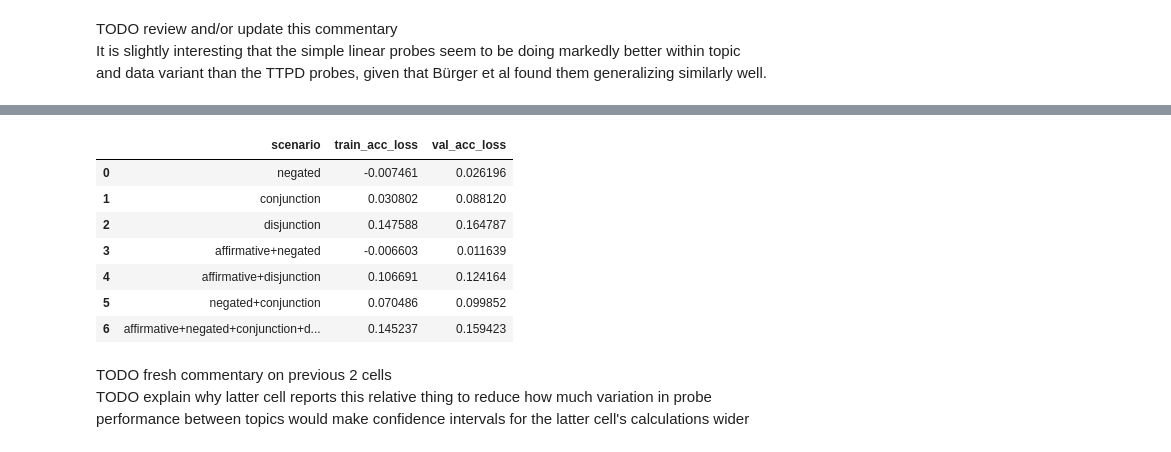
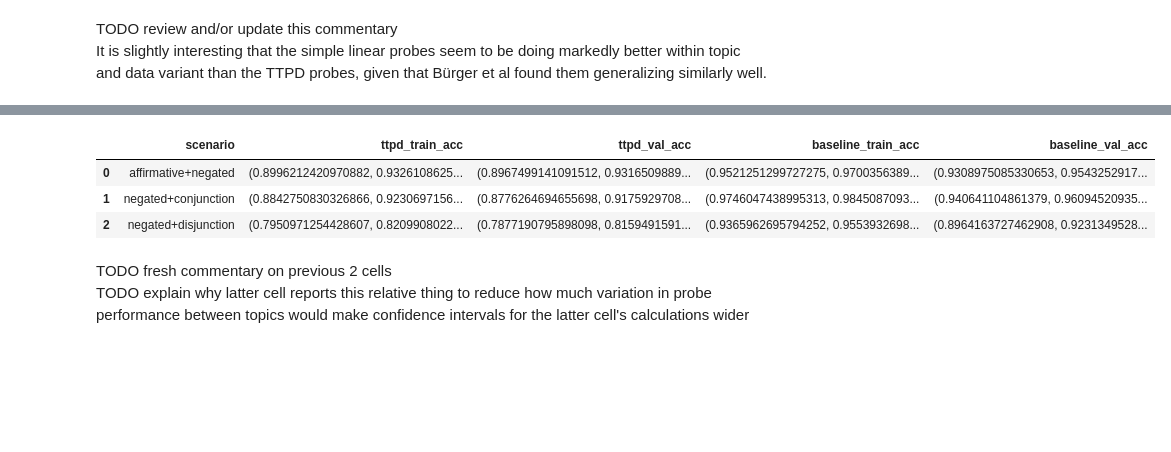
Before and after one commit to BareBeaverBat/TruthIsUniversalInPhi3_5, a Jupyter notebook: analyzing_overall_results.ipynb, the cells around one changed output, grey strips where cells are left out. Drawn from its saved outputs; the diff is of its cells as text; code cells hidden in the pictures; blank space fills up the shorter version.

```diff
--- a/analyzing_overall_results.ipynb
+++ b/analyzing_overall_results.ipynb
@@ -114,6 +118,12 @@ probes_metrics_on_test_dsets: dict[tuple[int,...], dict[int, list[MetricsForData
 class ConfInterval(NamedTuple):
     low_b: FloatLikeT
     up_b: FloatLikeT
+
+    def __str__(self):
+        return f"({float(self.low_b):.7},{float(self.up_b):.7})"
+
+    def __repr__(self):
+        return self.__str__()
 
 def calc_conf_interval(vals: Float[np.ndarray, "n"], alpha=0.05) -> ConfInterval:
     """
@@ -124,6 +134,9 @@ def calc_conf_interval(vals: Float[np.ndarray, "n"], alpha=0.05) -> ConfInterval
     :return: a confidence interval for the population mean of a random variable
     """
     n = len(vals)
+    if n == 0:
+        return ConfInterval(np.nan, np.nan)
+
     degrees_of_freedom = n - 1
     t_critical = t.ppf(1-alpha/2, degrees_of_freedom)
     sample_mean, sample_std_dev = np.mean(vals), np.std(vals)
@@ -330,7 +361,7 @@ It is slightly interesting that the simple linear probes seem to be doing marked
 def collect_probe_evals_of_scenarios_with_suffix(evals_dict: dict[tuple[int,...], ProbeEvalOnData], scenario_name_suffix: str) -> ProbeEvalOnData:
     scenarios_keys =  [key for key, label in scenario_labels.items() if label.endswith(scenario_name_suffix) and not label.startswith("cross_topic-")]
     scenarios_probe_evals = [evals_dict[scenario_key] for scenario_key in scenarios_keys]
-    return ProbeEvalOnData.combine(scenarios_probe_evals)
+    return ProbeEvalOnData.combine(*scenarios_probe_evals)
 # %%
 ttpd_affirm_neg_conj_disj_train_accs = collect_probe_evals_of_scenarios_with_suffix(ttpd_probes_train_evals, "-affirm_neg_conj_disj").accs
 ttpd_affirm_neg_conj_disj_val_accs = collect_probe_evals_of_scenarios_with_suffix(ttpd_probes_val_evals, "-affirm_neg_conj_disj").accs
@@ -349,36 +385,36 @@ pd.DataFrame({
 # %%
-ttpd_affirm_neg_train_acc_drops = calc_conf_interval(
-    ttpd_affirm_neg_conj_disj_train_accs - collect_probe_evals_of_scenarios_with_suffix(ttpd_probes_train_evals, "-affirm_neg").accs)
-ttpd_affirm_neg_val_acc_drops = calc_conf_interval(
-    ttpd_affirm_neg_conj_disj_val_accs - collect_probe_evals_of_scenarios_with_suffix(ttpd_probes_val_evals, "-affirm_neg").accs)
-ttpd_neg_conj_train_acc_drops = calc_conf_interval(
-    ttpd_affirm_neg_conj_disj_train_accs - collect_probe_evals_of_scenarios_with_suffix(ttpd_probes_train_evals, "-neg_conj").accs)
-ttpd_neg_conj_val_acc_drops = calc_conf_interval(
-    ttpd_affirm_neg_conj_disj_val_accs - collect_probe_evals_of_scenarios_with_suffix(ttpd_probes_val_evals, "-neg_conj").accs)
-ttpd_neg_disj_train_acc_drops = calc_conf_interval(
-    ttpd_affirm_neg_conj_disj_train_accs - collect_probe_evals_of_scenarios_with_suffix(ttpd_probes_train_evals, "-neg_disj").accs)
-ttpd_neg_disj_val_acc_drops = calc_conf_interval(
-    ttpd_affirm_neg_conj_disj_val_accs - collect_probe_evals_of_scenarios_with_suffix(ttpd_probes_val_evals, "-neg_disj").accs)
+ttpd_affirm_neg_train_acc = calc_conf_interval(
+    collect_probe_evals_of_scenarios_with_suffix(ttpd_probes_train_evals, "-affirm_neg").accs)
+ttpd_affirm_neg_val_acc = calc_conf_interval(
+    collect_probe_evals_of_scenarios_with_suffix(ttpd_probes_val_evals, "-affirm_neg").accs)
+ttpd_neg_conj_train_acc = calc_conf_interval(
+    collect_probe_evals_of_scenarios_with_suffix(ttpd_probes_train_evals, "-neg_conj").accs)
+ttpd_neg_conj_val_acc = calc_conf_interval(
+    collect_probe_evals_of_scenarios_with_suffix(ttpd_probes_val_evals, "-neg_conj").accs)
+ttpd_neg_disj_train_acc = calc_conf_interval(
+    collect_probe_evals_of_scenarios_with_suffix(ttpd_probes_train_evals, "-neg_disj").accs)
+ttpd_neg_disj_val_acc = calc_conf_interval(
+    collect_probe_evals_of_scenarios_with_suffix(ttpd_probes_val_evals, "-neg_disj").accs)
 
-baseline_affirm_neg_train_acc_drops = calc_conf_interval(
-    baseline_affirm_neg_conj_disj_train_accs - collect_probe_evals_of_scenarios_with_suffix(baseline_probes_train_evals, "-affirm_neg").accs)
-baseline_affirm_neg_val_acc_drops = calc_conf_interval(
-    baseline_affirm_neg_conj_disj_val_accs - collect_probe_evals_of_scenarios_with_suffix(baseline_probes_val_evals, "-affirm_neg").accs)
-baseline_neg_conj_train_acc_drops = calc_conf_interval(
-    baseline_affirm_neg_conj_disj_train_accs - collect_probe_evals_of_scenarios_with_suffix(baseline_probes_train_evals, "-neg_conj").accs)
-baseline_neg_conj_val_acc_drops = calc_conf_interval(
-    baseline_affirm_neg_conj_disj_val_accs - collect_probe_evals_of_scenarios_with_suffix(baseline_probes_val_evals, "-neg_conj").accs)
-baseline_neg_disj_train_acc_drops = calc_conf_interval(
-    baseline_affirm_neg_conj_disj_train_accs - collect_probe_evals_of_scenarios_with_suffix(baseline_probes_train_evals, "-neg_disj").accs)
-baseline_neg_disj_val_acc_drops = calc_conf_interval(
-    baseline_affirm_neg_conj_disj_val_accs - collect_probe_evals_of_scenarios_with_suffix(baseline_probes_val_evals, "-neg_disj").accs)
+baseline_affirm_neg_train_acc = calc_conf_interval(
+    collect_probe_evals_of_scenarios_with_suffix(baseline_probes_train_evals, "-affirm_neg").accs)
+baseline_affirm_neg_val_acc = calc_conf_interval(
+    collect_probe_evals_of_scenarios_with_suffix(baseline_probes_val_evals, "-affirm_neg").accs)
+baseline_neg_conj_train_acc = calc_conf_interval(
+    collect_probe_evals_of_scenarios_with_suffix(baseline_probes_train_evals, "-neg_conj").accs)
+baseline_neg_conj_val_acc = calc_conf_interval(
+    collect_probe_evals_of_scenarios_with_suffix(baseline_probes_val_evals, "-neg_conj").accs)
+baseline_neg_disj_train_acc = calc_conf_interval(
+    collect_probe_evals_of_scenarios_with_suffix(baseline_probes_train_evals, "-neg_disj").accs)
+baseline_neg_disj_val_acc = calc_conf_interval(
+    collect_probe_evals_of_scenarios_with_suffix(baseline_probes_val_evals, "-neg_disj").accs)
 
-print("Confidence intervals for decline in accuracy when trained on 2 of the main data variants within a topic (rather than all 4)")
+print("Confidence intervals for accuracy when trained on 2 of the main data variants within a topic (rather than all 4)")
 pd.DataFrame({
     "scenario": ["affirmative+negated", "negated+conjunction", "negated+disjunction"],
-    "ttpd_train_acc_loss": [ttpd_affirm_neg_train_acc_drops, ttpd_neg_conj_train_acc_drops, ttpd_neg_disj_train_acc_drops],
-    "ttpd_val_acc_loss": [ttpd_affirm_neg_val_acc_drops, ttpd_neg_conj_val_acc_drops, ttpd_neg_disj_val_acc_drops],
-    "baseline_train_acc_loss": [baseline_affirm_neg_train_acc_drops, baseline_neg_conj_train_acc_drops, baseline_neg_disj_train_acc_drops],
-    "baseline_val_acc_loss": [baseline_affirm_neg_val_acc_drops, baseline_neg_conj_val_acc_drops, baseline_neg_disj_val_acc_drops],
+    "ttpd_train_acc": [ttpd_affirm_neg_train_acc, ttpd_neg_conj_train_acc, ttpd_neg_disj_train_acc],
+    "ttpd_val_acc": [ttpd_affirm_neg_val_acc, ttpd_neg_conj_val_acc, ttpd_neg_disj_val_acc],
+    "baseline_train_acc": [baseline_affirm_neg_train_acc, baseline_neg_conj_train_acc, baseline_neg_disj_train_acc],
+    "baseline_val_acc": [baseline_affirm_neg_val_acc, baseline_neg_conj_val_acc, baseline_neg_disj_val_acc],
 })
 # %% [output]
@@ -385,11 +422,7 @@ pd.DataFrame({
-|  | scenario | train_acc_loss | val_acc_loss |
-| 0 | negated | -0.007461 | 0.026196 |
-| 1 | conjunction | 0.030802 | 0.088120 |
-| 2 | disjunction | 0.147588 | 0.164787 |
-| 3 | affirmative+negated | -0.006603 | 0.011639 |
-| 4 | affirmative+disjunction | 0.106691 | 0.124164 |
-| 5 | negated+conjunction | 0.070486 | 0.099852 |
-| 6 | affirmative+negated+conjunction+d... | 0.145237 | 0.159423 |
+|  | scenario | ttpd_train_acc | ttpd_val_acc | baseline_train_acc | baseline_val_acc |
+| 0 | affirmative+negated | (0.8996212420970882, 0.9326108625... | (0.8967499141091512, 0.9316509889... | (0.9521251299727275, 0.9700356389... | (0.9308975085330653, 0.9543252917... |
+| 1 | negated+conjunction | (0.8842750830326866, 0.9230697156... | (0.8776264694655698, 0.9175929708... | (0.9746047438995313, 0.9845087093... | (0.940641104861379, 0.96094520935... |
+| 2 | negated+disjunction | (0.7950971254428607, 0.8209908022... | (0.7877190795898098, 0.8159491591... | (0.9365962695794252, 0.9553932698... | (0.8964163727462908, 0.9231349528... |
 # %% [markdown]
 TODO fresh commentary on previous 2 cells
 TODO explain why latter cell reports this relative thing to reduce how much variation in probe performance between
```
Also changed, not shown: parts of 20 cells of this notebook.
